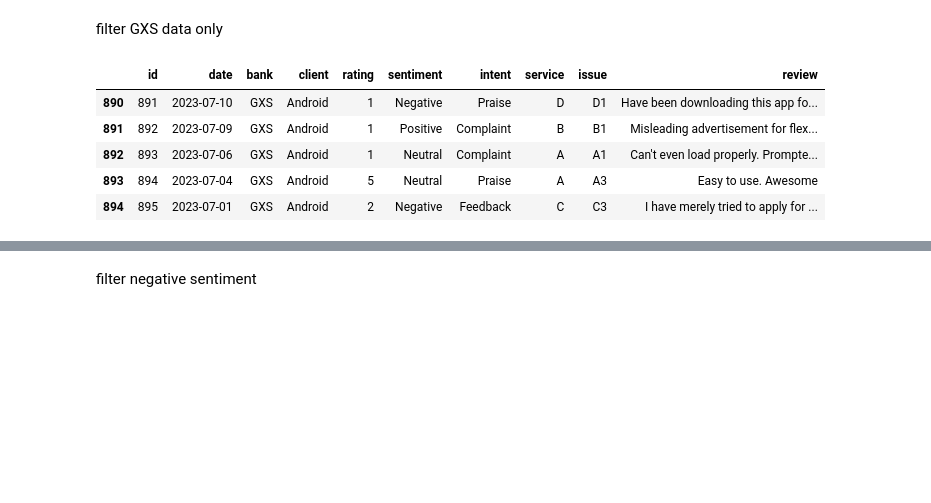
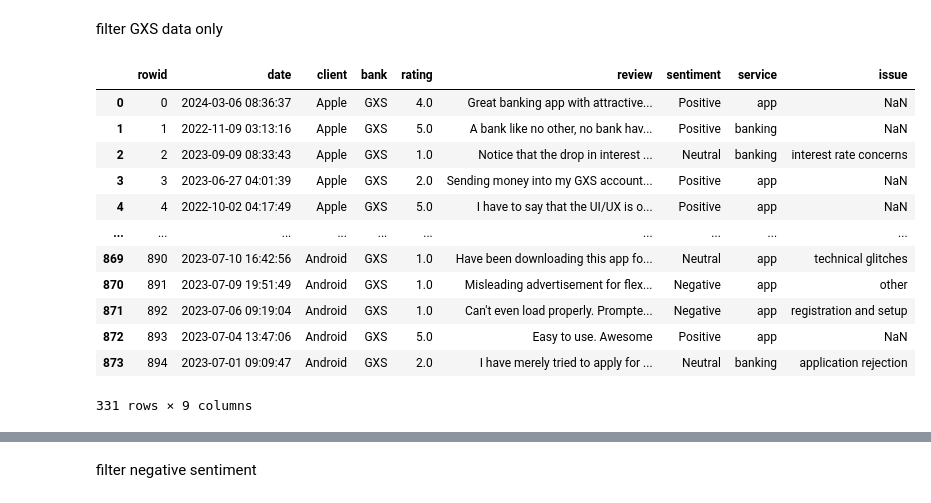
Before and after one commit to calebleehy/sentiment-analysis-with-llms, a Jupyter notebook: frontend/dashboard/eda.ipynb, the cells around one changed output, grey strips where cells are left out. Drawn from its saved outputs; the diff is of its cells as text; code cells hidden in the pictures; blank space fills up the shorter version.

```diff
--- a/frontend/dashboard/eda.ipynb
+++ b/frontend/dashboard/eda.ipynb
@@ -14,7 +14,5 @@ import pandas as pd
 # %%
-# scraped_df = pd.read_csv('final_data.csv')
-# scraped_df = scraped_df.loc[:, ~scraped_df.columns.isin(['developer_response'])]
-# scraped_df['row_id'] = scraped_df.index
-# scraped_df = scraped_df[['row_id', 'date', 'client', 'bank', 'rating', 'review']]
-# scraped_df
+scraped_df = pd.read_csv('final_data_modified.csv')
+scraped_df = scraped_df.loc[:, ~scraped_df.columns.isin(['developer_response'])]
+scraped_df
 # %% [output]
@@ -95,0 +32,4 @@ dtype: object
+# %%
+processed_df = pd.read_csv("sentiment_service_issue.csv")
+processed_df = processed_df.loc[:, ~processed_df.columns.isin(['bank'])]
+processed_df
@@ -106,0 +52,28 @@ dtype: object
+# %%
+# merge on common key rowid
+merged_df = pd.merge(scraped_df, processed_df, on = 'rowid')
+
+merged_df.rename(columns = {'problem_category': 'service'}, inplace=True)
+merged_df['sentiment'] = merged_df['sentiment'].replace([' Negative', ' Neutral', ' Neutural', ' Positive'], ['Negative', 'Neutral', 'Neutral', 'Positive'])
+
+merged_df['issue'] = merged_df['issue'].replace(
+    ['lack_of_expected_features_or_functionality',
+    'technical difficulties during registration and setup',
+    'technical issues',
+    'user interface and design issues',
+    'Account Access Issues',
+    'Account issues',
+    'Interest rate concerns',
+    'login problems'],
+
+     ['lack of expected features or functionality',
+      'registration and setup',
+      'technical glitches',
+      'UI/UX',
+      'account issues',
+      'account issues',
+      'interest rate concerns',
+      'login issues']
+    )
+
+merged_df
@@ -109,12 +96,19 @@ dtype: object
 # %% [markdown]
 filter GXS data only
 # %%
-gxs = preproc[preproc['bank'] == 'GXS']
-gxs.tail()
+gxs = merged_df[merged_df['bank'] == 'GXS']
+gxs
 # %% [output]
-|  | id | date | bank | client | rating | sentiment | intent | service | issue | review |
-| 890 | 891 | 2023-07-10 | GXS | Android | 1 | Negative | Praise | D | D1 | Have been downloading this app fo... |
-| 891 | 892 | 2023-07-09 | GXS | Android | 1 | Positive | Complaint | B | B1 | Misleading advertisement for flex... |
-| 892 | 893 | 2023-07-06 | GXS | Android | 1 | Neutral | Complaint | A | A1 | Can't even load properly. Prompte... |
-| 893 | 894 | 2023-07-04 | GXS | Android | 5 | Neutral | Praise | A | A3 | Easy to use. Awesome |
-| 894 | 895 | 2023-07-01 | GXS | Android | 2 | Negative | Feedback | C | C3 | I have merely tried to apply for ... |
+|  | rowid | date | client | bank | rating | review | sentiment | service | issue |
+| 0 | 0 | 2024-03-06 08:36:37 | Apple | GXS | 4.0 | Great banking app with attractive... | Positive | app | NaN |
+| 1 | 1 | 2022-11-09 03:13:16 | Apple | GXS | 5.0 | A bank like no other, no bank hav... | Positive | banking | NaN |
+| 2 | 2 | 2023-09-09 08:33:43 | Apple | GXS | 1.0 | Notice that the drop in interest ... | Neutral | banking | interest rate concerns |
+| 3 | 3 | 2023-06-27 04:01:39 | Apple | GXS | 2.0 | Sending money into my GXS account... | Positive | app | NaN |
+| 4 | 4 | 2022-10-02 04:17:49 | Apple | GXS | 5.0 | I have to say that the UI/UX is o... | Positive | app | NaN |
+| ... | ... | ... | ... | ... | ... | ... | ... | ... | ... |
+| 869 | 890 | 2023-07-10 16:42:56 | Android | GXS | 1.0 | Have been downloading this app fo... | Neutral | app | technical glitches |
+| 870 | 891 | 2023-07-09 19:51:49 | Android | GXS | 1.0 | Misleading advertisement for flex... | Negative | app | other |
+| 871 | 892 | 2023-07-06 09:19:04 | Android | GXS | 1.0 | Can't even load properly. Prompte... | Negative | app | registration and setup |
+| 872 | 893 | 2023-07-04 13:47:06 | Android | GXS | 5.0 | Easy to use. Awesome | Positive | app | NaN |
+| 873 | 894 | 2023-07-01 09:09:47 | Android | GXS | 2.0 | I have merely tried to apply for ... | Neutral | banking | application rejection |
+331 rows × 9 columns
```
Also changed, not shown: parts of 43 cells of this notebook, 2 other files.
